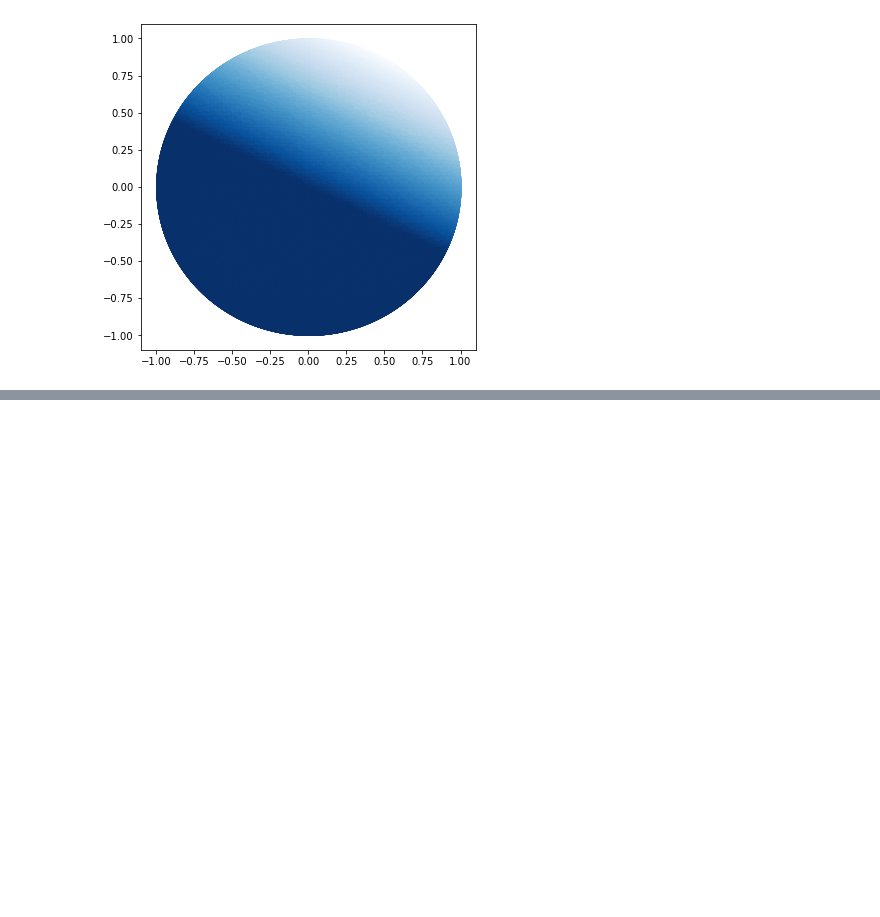
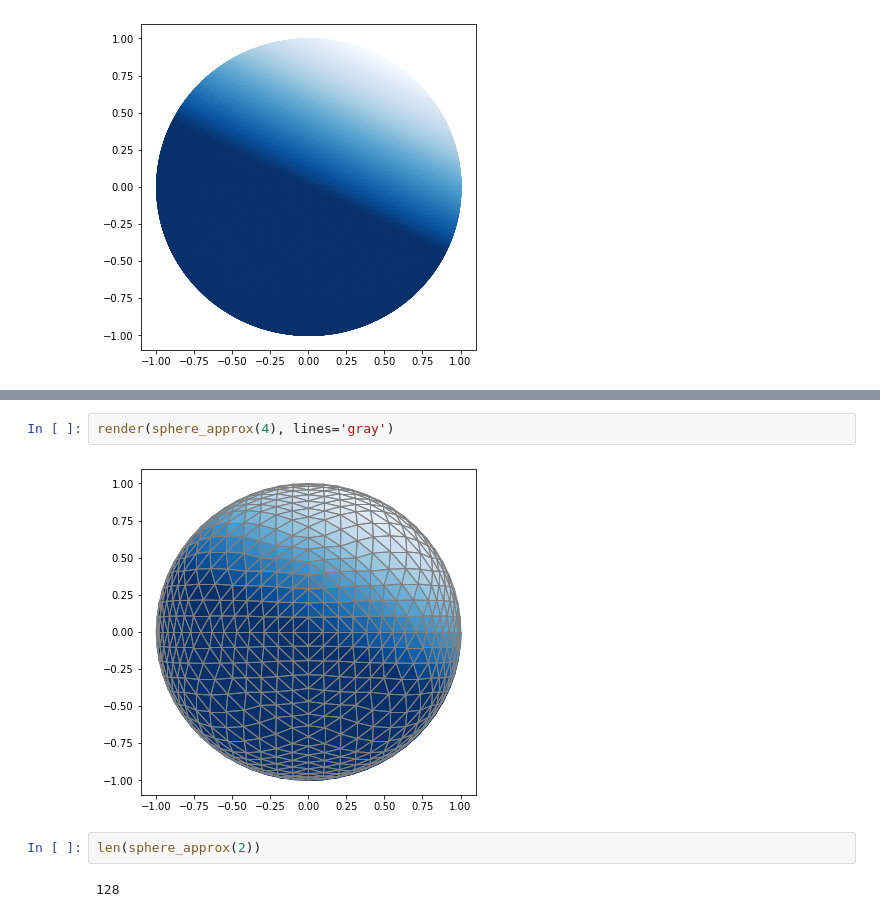
Before and after one commit to Lang-Shao/graduate_cource, a Jupyter notebook: Using_Python/Python_Books/2020Math_for_Programmers/Chapter 03/Ch03_mytest.ipynb, the cells around one changed output, grey strips where cells are left out. Cells and saved outputs as stored; diff of their text form; blank space fills up the shorter version.

```diff
--- a/Using_Python/Python_Books/2020Math_for_Programmers/Chapter 03/Ch03_mytest.ipynb
+++ b/Using_Python/Python_Books/2020Math_for_Programmers/Chapter 03/Ch03_mytest.ipynb
@@ -416,0 +448,8 @@ render(sphere_approx(6), lines='gray')
+# %%
+render(sphere_approx(4), lines='gray')
+# %% [output]
+[figure, added]
+# %%
+len(sphere_approx(2))
+# %% [output]
+128
```
Also changed, not shown: parts of 8 cells of this notebook.
